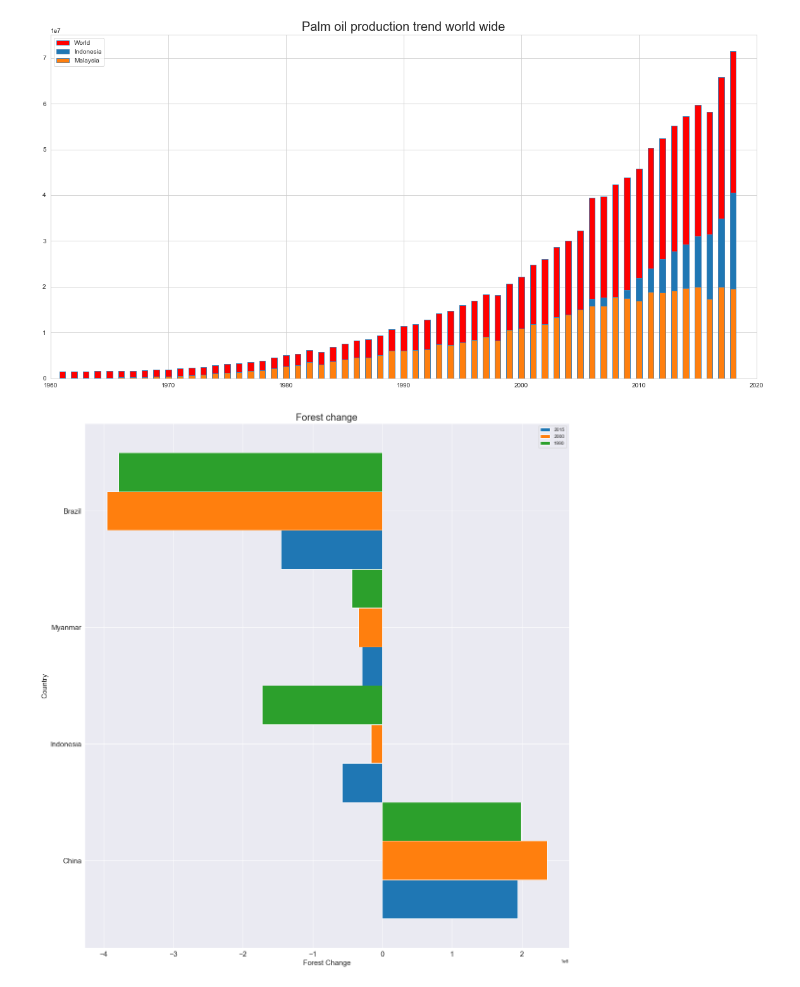
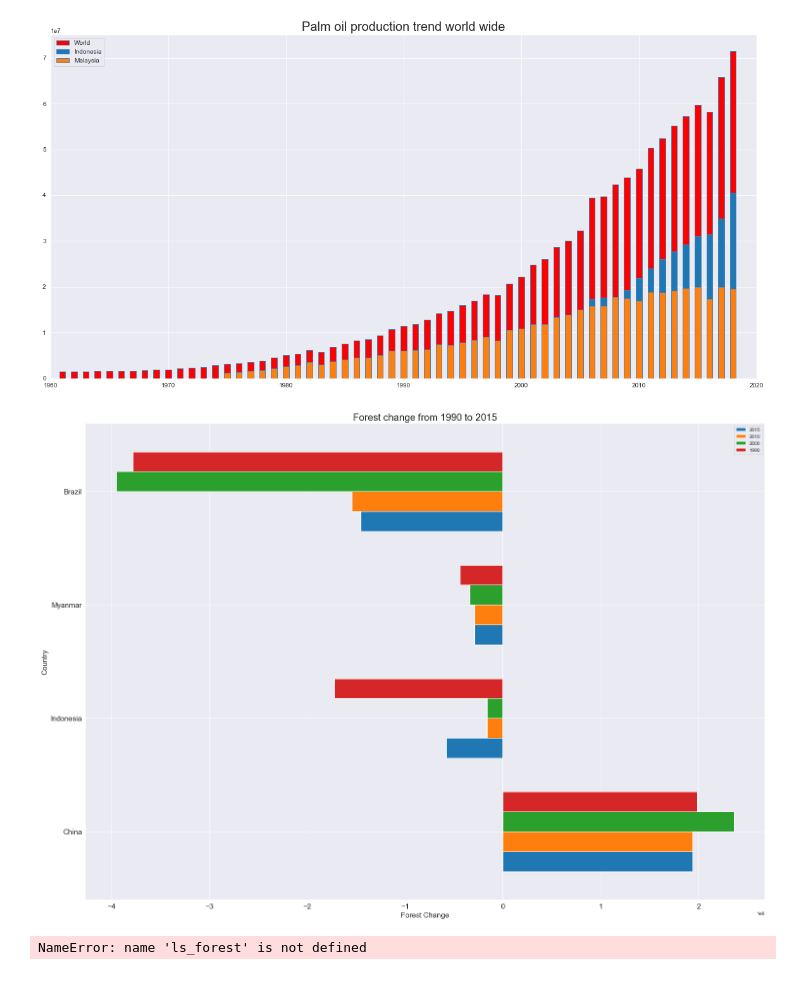
Before and after one commit to Niveusgh/World_Palm_Oil_Data, a Jupyter notebook: script/Jupyter-Copy_seaborn.ipynb, the cells around one changed output. Drawn from its saved outputs; the diff is of its cells as text; code cells hidden in the pictures.

```diff
--- a/script/Jupyter-Copy_seaborn.ipynb
+++ b/script/Jupyter-Copy_seaborn.ipynb
@@ -346,6 +308,17 @@ plt.legend(loc = 0)
 plt.show()
 # %% [output]
 [figure]
+# %%
+## process deforestation data
+# make a list of country
+ls_forest_country = ['China', 'Indonesia', 'Brazil',
+                     'Myanmar', 'Tanzania', 'Argentina', 'World']
+# %%
+dict_of_df = {}
+for country in ls_forest_country:
+    key_name = 'df_plot_'+str(country)
+    dict_of_df[key_name] = copy.deepcopy(
+        df_forest.loc[df_forest['Entity']==country])
 # %%
 China_2015 = (dict_of_df['df_plot_China'].loc[dict_of_df['df_plot_China']['Year']==2015]['Forest_Change']).values[0]
 Indonesia_2015 = (dict_of_df['df_plot_Indonesia'].loc[dict_of_df['df_plot_Indonesia']['Year']==2015]['Forest_Change']).values[0]
@@ -371,37 +346,23 @@ Brazil_1990 = (dict_of_df['df_plot_Brazil'].loc[dict_of_df['df_plot_Brazil']['Ye
 # %%
 ls_forest={ '2015':[China_2015,Indonesia_2015,Myanmar_2015,Brazil_2015],
+            '2010':[China_2010,Indonesia_2010,Myanmar_2010,Brazil_2010],
             '2000':[China_2000,Indonesia_2000, Myanmar_2000,Brazil_2000 ],
             '1990':[China_1990,Indonesia_1990, Myanmar_1990,Brazil_1990],
             }
 # %%
-#plt.figure(figsize=(20,15))
-#barWidth =4
-
 sns.color_palette("crest")
 sns.set_style('darkgrid')
 
-df_a = pd.DataFrame(ls_forest,columns=['2015','2000','1990'],
-                    index = ['China','Indonesia','Myanmar','Brazil']
-                   )
+df_a = pd.DataFrame(ls_forest,columns=['2015','2010','2000','1990'],
+                    index = ['China','Indonesia','Myanmar','Brazil'])
 
-df_a.plot.barh(fontsize=15,width = 1, figsize=(18,20))
+df_a.plot.barh(fontsize=15,width = 0.7, figsize=(25,18))
 plt.ylabel('Country', fontsize=15)
 plt.xlabel('Forest Change', fontsize=15)
-plt.title("Forest change", fontsize=20)
+plt.title("Forest change from 1990 to 2015", fontsize=20)
 
-
-
-#ax.barh(Indonesia_2015, width = barWidth,  align='center')
-#plt.bar(df_palm_world['Year'], df_palm_world['Tonnes'], width = barWidth, color='red',edgecolor='steelblue', label="World")
-#plt.bar(dict_of_df['df_plot_Indonesia']['Year'], dict_of_df['df_plot_Indonesia']['Forest_Change'], width = barWidth,
-        #color='blue',
-#        edgecolor='steelblue', label='Indonesia')
-#plt.bar(dict_of_df_palm['df_plot_Malaysia']['Year'], dict_of_df_palm['df_plot_Malaysia']['Tonnes'], width = barWidth,
-        #color='green',
-#        edgecolor='steelblue', label ='Malaysia')
-#plt.xlim(xmin=2017,xmax=2020)
 
 plt.legend(loc = 0)
 plt.show()
 # %% [output]
-[figure, old version]
+[figure, new version]
@@ -413,3 +369,20 @@ plt.show()
+# %%
+sns.color_palette("crest")
+sns.set_style('darkgrid')
+
+df_a = pd.DataFrame(ls_forest,columns=['2015','2010','2000','1990'],
+                    index = ['China','Indonesia','Myanmar','Brazil'])
+
+df_a.plot.barh(fontsize=15,width = 0.7, figsize=(25,18))
+plt.ylabel('Country', fontsize=15)
+plt.xlabel('Forest Change', fontsize=15)
+plt.title("Forest change from 1990 to 2015", fontsize=20)
+
+
+plt.legend(loc = 0)
+plt.show()
+# %% [output]
+NameError: name 'ls_forest' is not defined
 # %%
 # sns.set_style('darkgrid')
 # plt.figure(figsize=(20,10))
```
Also changed, not shown: parts of 12 cells of this notebook, 6 other files.
